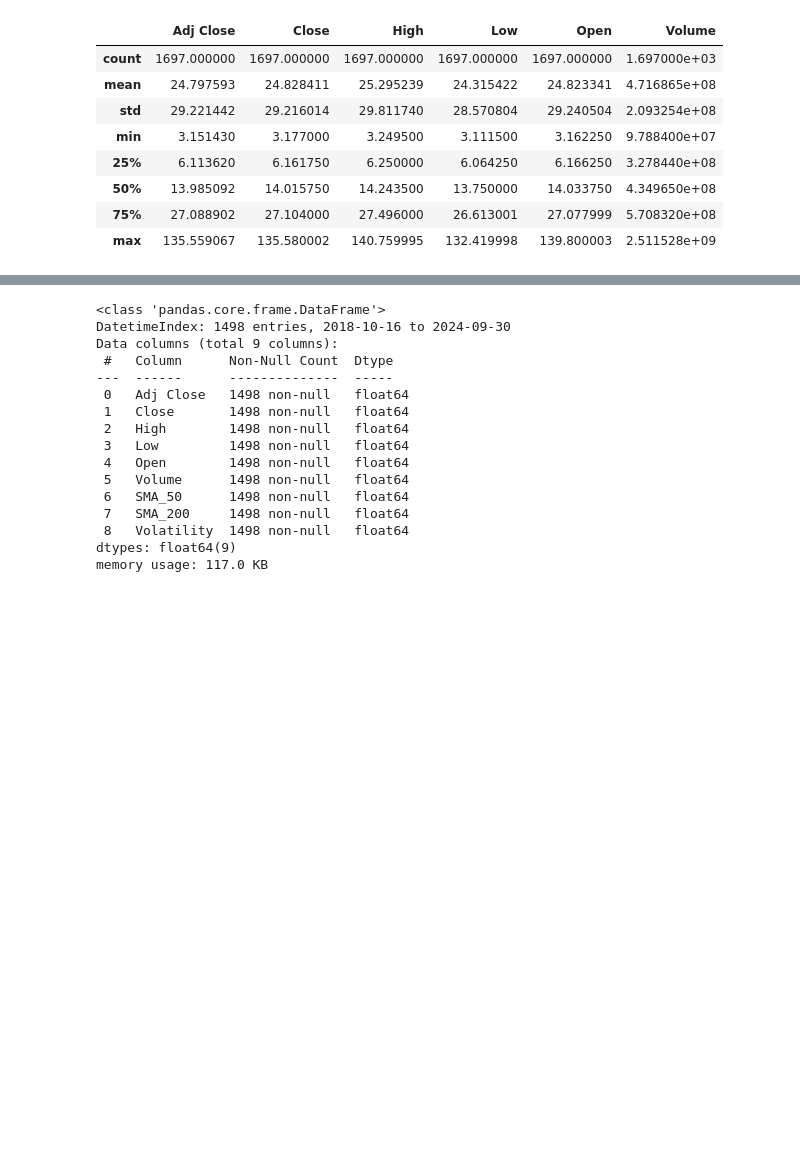
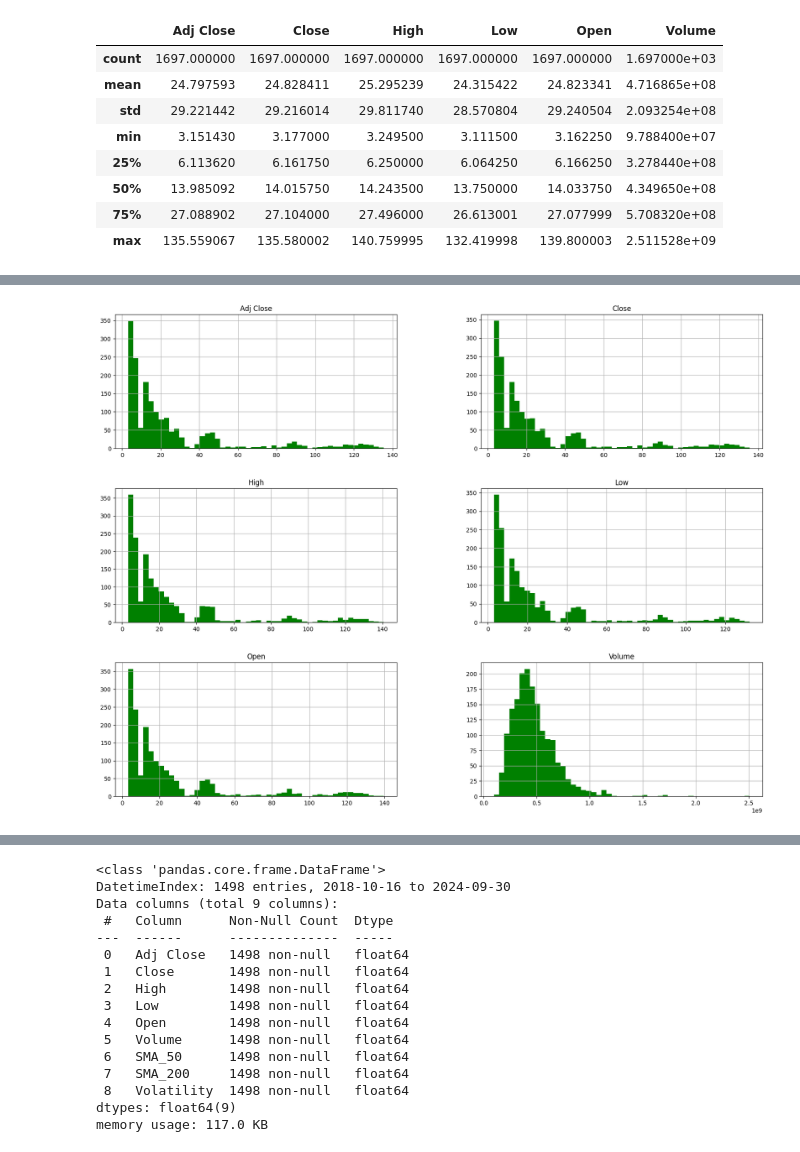
Before and after one commit to smkhowaja08/data-science-project, a Jupyter notebook: predicting_nvidia_stock_prices_using_machine_learning_models.ipynb, the cells around one changed output, grey strips where cells are left out. Saved outputs shown, nothing was run; the diff lists cells and outputs as text; code cells hidden in the pictures; blank space fills up the shorter version.

```diff
--- a/predicting_nvidia_stock_prices_using_machine_learning_models.ipynb
+++ b/predicting_nvidia_stock_prices_using_machine_learning_models.ipynb
@@ -98,0 +118,6 @@ df_nvidia.describe()
+# %%
+#histogram
+df_nvidia.hist(bins=50, color="green", figsize=(20,15))
+plt.show()
+# %% [output]
+[figure, added]
```
Also changed, not shown: parts of 10 cells of this notebook.
